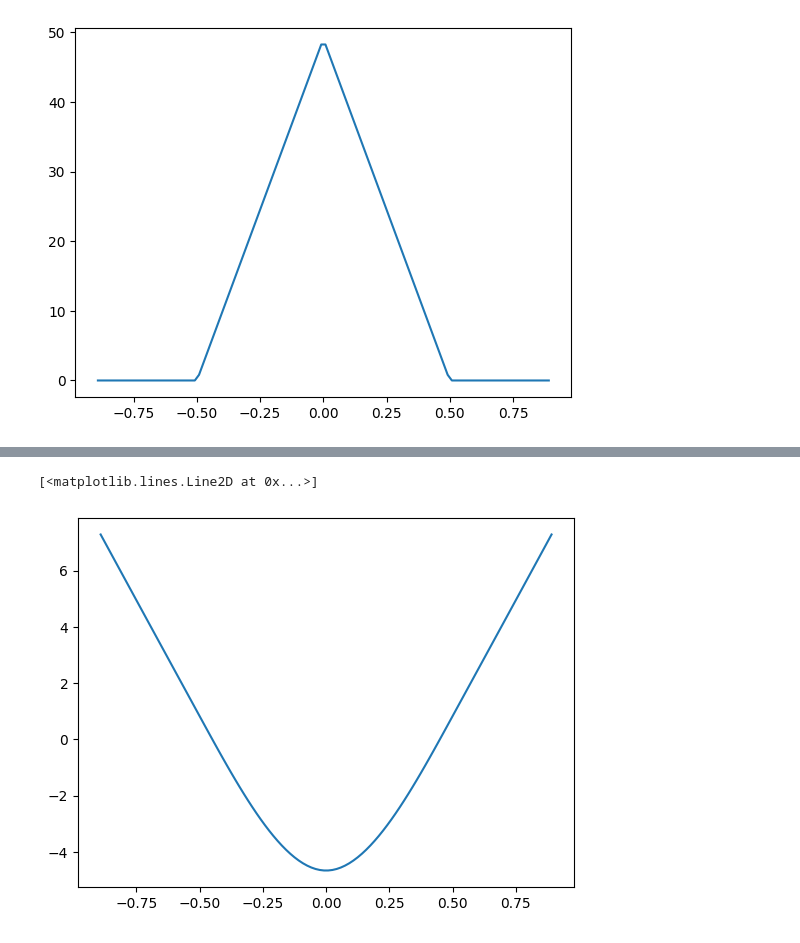
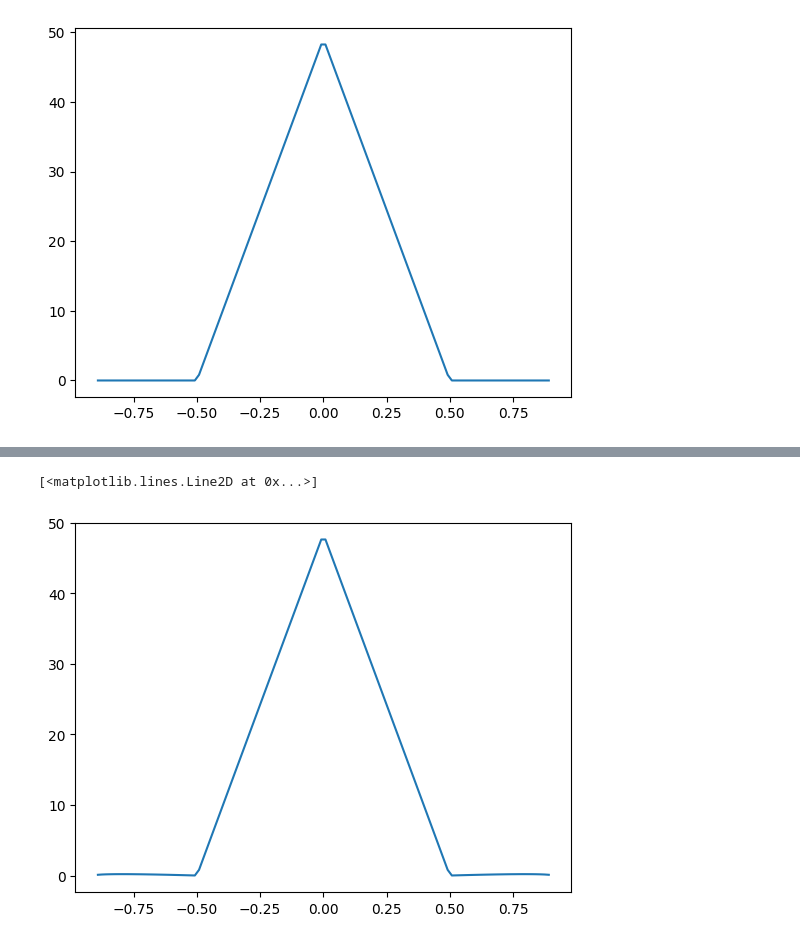
Before and after one commit to ubcuas/Aircraft-Scripts-2023, a Jupyter notebook: Beam_bending_Python/main.ipynb, the cells around one changed output, grey strips where cells are left out. Cells and saved outputs as stored; diff of their text form; code cells hidden in the pictures.

Commit message:
Modified horizontal flight wing deflection formula to combine moments instead of final displacements. Re-implemented max stress calculation. Streamlined units and conversions for variables.

```diff
--- a/Beam_bending_Python/main.ipynb
+++ b/Beam_bending_Python/main.ipynb
@@ -129,8 +83,7 @@ plt.plot(wing['y_span'], displacement1b_scaled)
 # %%
-from operator import add
-displacement1_scaled = list(map(add, displacement1a_scaled, displacement1b_scaled))
+moment1 = list(map(add, moment1a, moment1b))
 
-plt.plot(wing['y_span'], displacement1_scaled)
+plt.plot(wing['y_span'],moment1)
 # %% [output]
 [<matplotlib.lines.Line2D at 0x...>]
-[figure, old version]
+[figure, new version]
```
Also changed, not shown: parts of 9 cells of this notebook.
